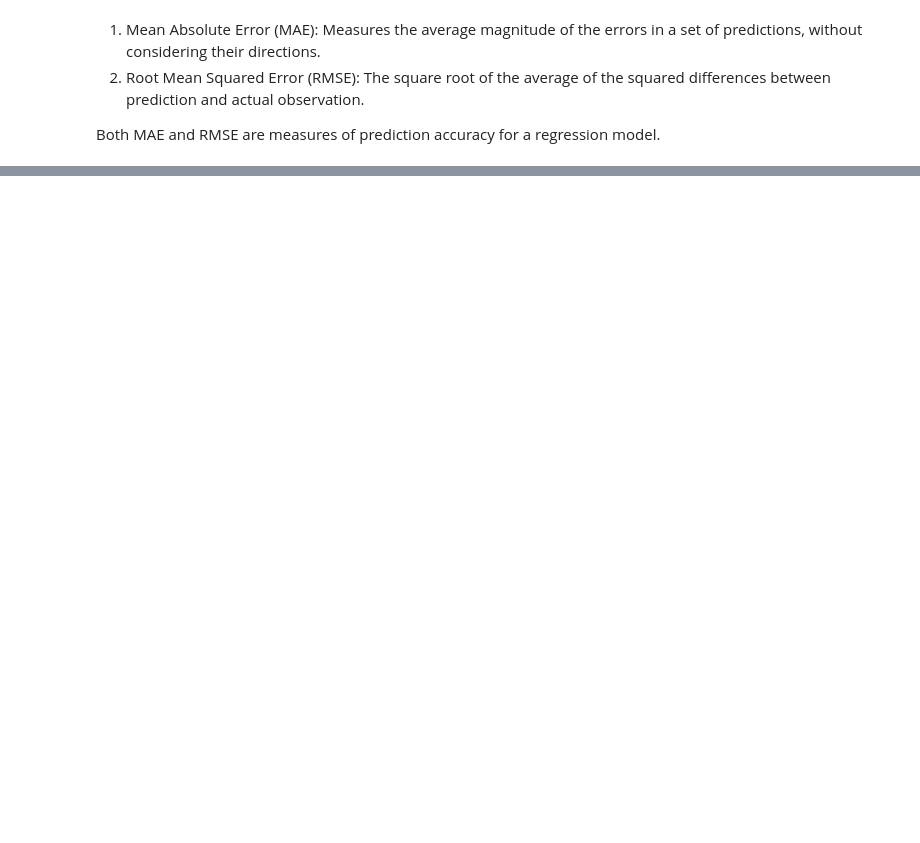
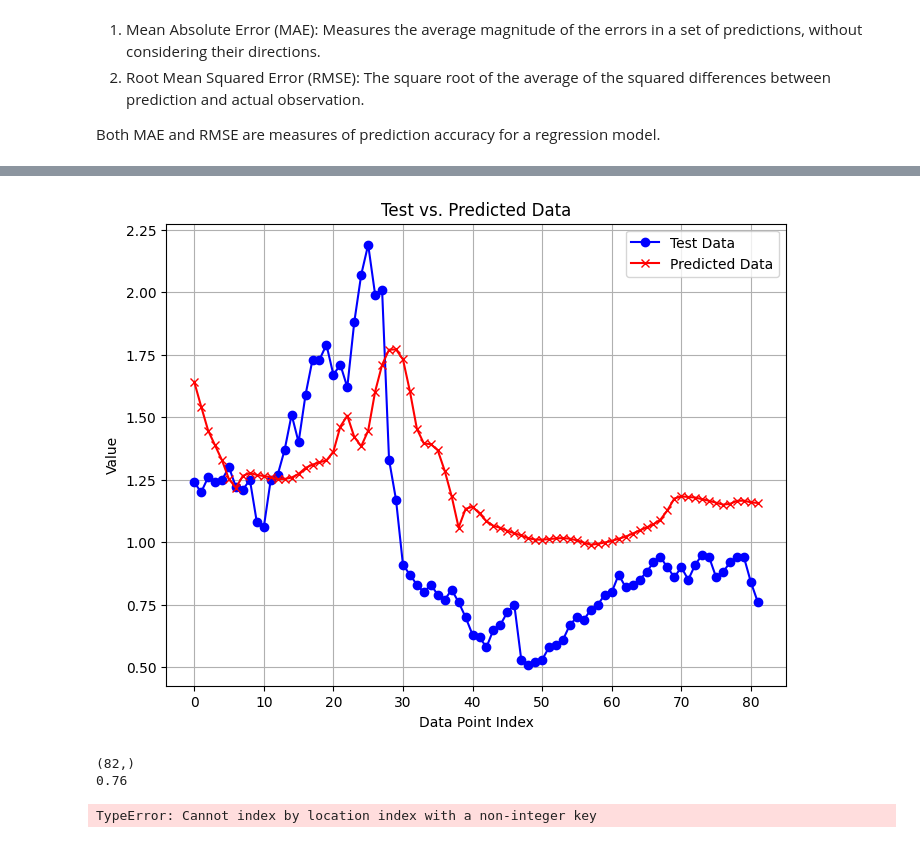
Before and after one commit to JConrad35/Coffee-Price-Prediction, a Jupyter notebook: Coffee-Price-Prediction.ipynb, the cells around one changed output, grey strips where cells are left out. Drawn from its saved outputs; the diff is of its cells as text; code cells hidden in the pictures; blank space fills up the shorter version.

```diff
--- a/Coffee-Price-Prediction.ipynb
+++ b/Coffee-Price-Prediction.ipynb
@@ -450,0 +449,32 @@ Both MAE and RMSE are measures of prediction accuracy for a regression model.
+# %%
+def min_max_inv(value, scaler):
+    inv = value*(scaler.data_max_-scaler.data_min_)+scaler.data_min_
+    return inv
+# %%
+y_test_unscaled = min_max_inv(y_test, scaler)
+y_pred_unscaled = min_max_inv(y_pred, scaler)
+# %%
+plt.figure(figsize=(8, 6))
+plt.plot(range(len(y_test_unscaled)), y_test_unscaled, marker='o', label='Test Data', color='blue')
+plt.plot(range(len(y_pred_unscaled)), y_pred_unscaled, marker='x', label='Predicted Data', color='red')
+
+plt.xlabel('Data Point Index')
+plt.ylabel('Value')
+plt.title('Test vs. Predicted Data')
+plt.legend()
+plt.grid(True)
+plt.show()
+# %% [output]
+[figure, added]
+# %%
+print(y_test_unscaled.shape)
+print(y_test_unscaled[-1])
+
+df.iloc[]
+
+# row = df[df['new_values'] == 0.76, 'date'].values(0)
+# print(row)
+# %% [output]
+(82,)
+0.76
+TypeError: Cannot index by location index with a non-integer key
```
Also changed, not shown: parts of 10 cells of this notebook.
